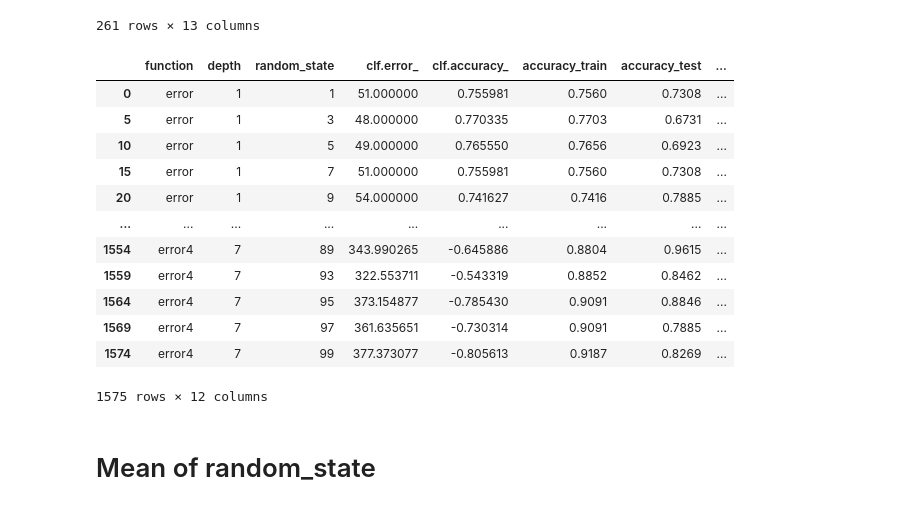
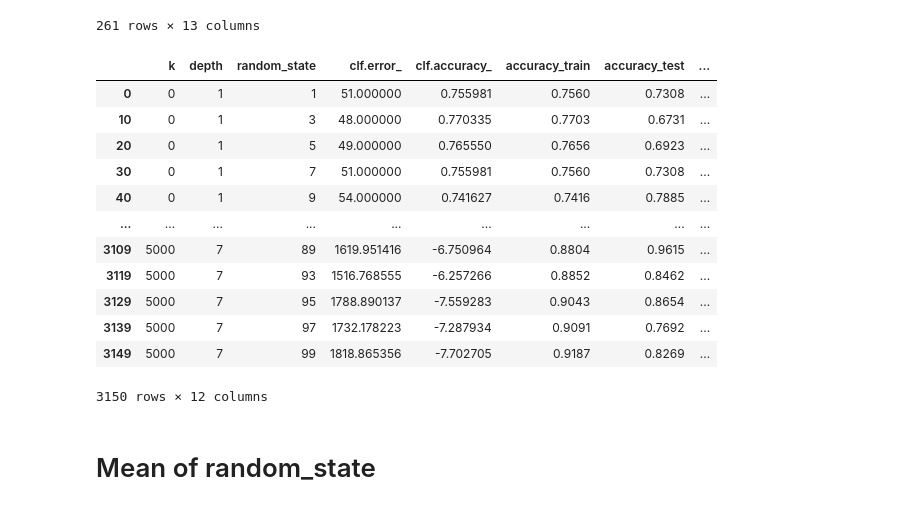
Before and after one commit to Hadyark/Masters-thesis_How-to-find-Decision-Trees-that-are-Optimal, a Jupyter notebook: MyCode/lawsuit_k_supp5.ipynb, the cells around one changed output. Drawn from its saved outputs; the diff is of its cells as text; code cells hidden in the pictures.

```diff
--- a/MyCode/lawsuit_k_supp5.ipynb
+++ b/MyCode/lawsuit_k_supp5.ipynb
@@ -37,0 +17,8 @@ df
+# %%
+pd.set_option('max_columns', None)
+FILE_NAME = "lawsuit_k_supp5"
+
+# src: https://www.kaggle.com/hjmjerry/gender-discrimination
+df = pandas.read_csv("dataset_perso/Lawsuit.csv")
+del df['ID']
+df
@@ -250,19 +129,20 @@ else:
 # %%
-result = result.sort_values(['function', 'depth', 'min_supp'])
+result = pd.read_csv('save/'+FILE_NAME)
+result = result.sort_values(['k', 'depth', 'min_supp'])
 result
 # %% [output]
-|  | function | depth | random_state | clf.error_ | clf.accuracy_ | accuracy_train | accuracy_test | ... |
-| 0 | error | 1 | 1 | 51.000000 | 0.755981 | 0.7560 | 0.7308 | ... |
-| 5 | error | 1 | 3 | 48.000000 | 0.770335 | 0.7703 | 0.6731 | ... |
-| 10 | error | 1 | 5 | 49.000000 | 0.765550 | 0.7656 | 0.6923 | ... |
-| 15 | error | 1 | 7 | 51.000000 | 0.755981 | 0.7560 | 0.7308 | ... |
-| 20 | error | 1 | 9 | 54.000000 | 0.741627 | 0.7416 | 0.7885 | ... |
+|  | k | depth | random_state | clf.error_ | clf.accuracy_ | accuracy_train | accuracy_test | ... |
+| 0 | 0 | 1 | 1 | 51.000000 | 0.755981 | 0.7560 | 0.7308 | ... |
+| 10 | 0 | 1 | 3 | 48.000000 | 0.770335 | 0.7703 | 0.6731 | ... |
+| 20 | 0 | 1 | 5 | 49.000000 | 0.765550 | 0.7656 | 0.6923 | ... |
+| 30 | 0 | 1 | 7 | 51.000000 | 0.755981 | 0.7560 | 0.7308 | ... |
+| 40 | 0 | 1 | 9 | 54.000000 | 0.741627 | 0.7416 | 0.7885 | ... |
 | ... | ... | ... | ... | ... | ... | ... | ... | ... |
-| 1554 | error4 | 7 | 89 | 343.990265 | -0.645886 | 0.8804 | 0.9615 | ... |
-| 1559 | error4 | 7 | 93 | 322.553711 | -0.543319 | 0.8852 | 0.8462 | ... |
-| 1564 | error4 | 7 | 95 | 373.154877 | -0.785430 | 0.9091 | 0.8846 | ... |
-| 1569 | error4 | 7 | 97 | 361.635651 | -0.730314 | 0.9091 | 0.7885 | ... |
-| 1574 | error4 | 7 | 99 | 377.373077 | -0.805613 | 0.9187 | 0.8269 | ... |
+| 3109 | 5000 | 7 | 89 | 1619.951416 | -6.750964 | 0.8804 | 0.9615 | ... |
+| 3119 | 5000 | 7 | 93 | 1516.768555 | -6.257266 | 0.8852 | 0.8462 | ... |
+| 3129 | 5000 | 7 | 95 | 1788.890137 | -7.559283 | 0.9043 | 0.8654 | ... |
+| 3139 | 5000 | 7 | 97 | 1732.178223 | -7.287934 | 0.9091 | 0.7692 | ... |
+| 3149 | 5000 | 7 | 99 | 1818.865356 | -7.702705 | 0.9187 | 0.8269 | ... |
-1575 rows × 12 columns
+3150 rows × 12 columns
 # %% [markdown]
 # Mean of random_state
```
Also changed, not shown: parts of 41 cells of this notebook, 11 other files.
